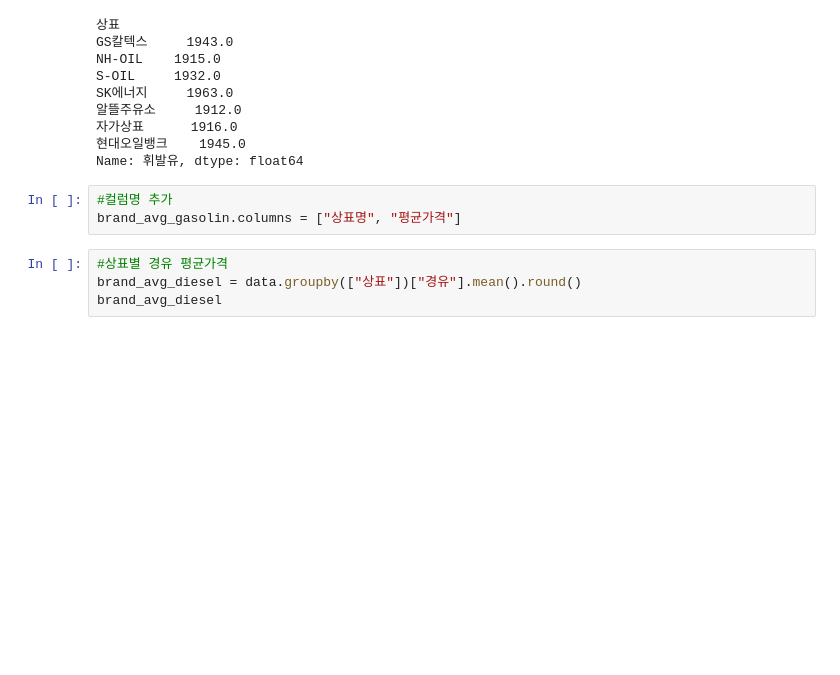
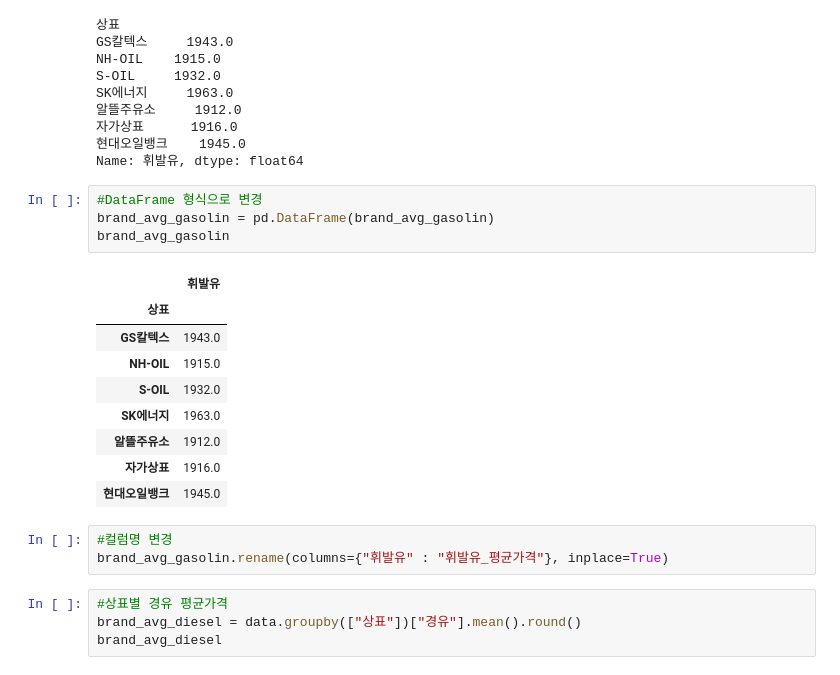
Before and after one commit to certainly-I/Busan-Oil-Price-Analysis, a Jupyter notebook: 주유소_전처리.ipynb, the cells around one changed output. Cells and saved outputs as stored; diff of their text form; blank space fills up the shorter version.

```diff
--- a/주유소_전처리.ipynb
+++ b/주유소_전처리.ipynb
@@ -310,9 +311,23 @@ SK에너지     1963.0
 자가상표      1916.0
 현대오일뱅크    1945.0
 Name: 휘발유, dtype: float64
+# %%
+#DataFrame 형식으로 변경
+brand_avg_gasolin = pd.DataFrame(brand_avg_gasolin)
+brand_avg_gasolin
+# %% [output]
+|  | 휘발유 |
+| 상표 |  |
+| GS칼텍스 | 1943.0 |
+| NH-OIL | 1915.0 |
+| S-OIL | 1932.0 |
+| SK에너지 | 1963.0 |
+| 알뜰주유소 | 1912.0 |
+| 자가상표 | 1916.0 |
+| 현대오일뱅크 | 1945.0 |
 # %%
-#컬럼명 추가
-brand_avg_gasolin.columns = ["상표명", "평균가격"]
+#컬럼명 변경
+brand_avg_gasolin.rename(columns={"휘발유" : "휘발유_평균가격"}, inplace=True)
 # %%
 #상표별 경유 평균가격
 brand_avg_diesel = data.groupby(["상표"])["경유"].mean().round()
```
Also changed, not shown: parts of 11 cells of this notebook.
